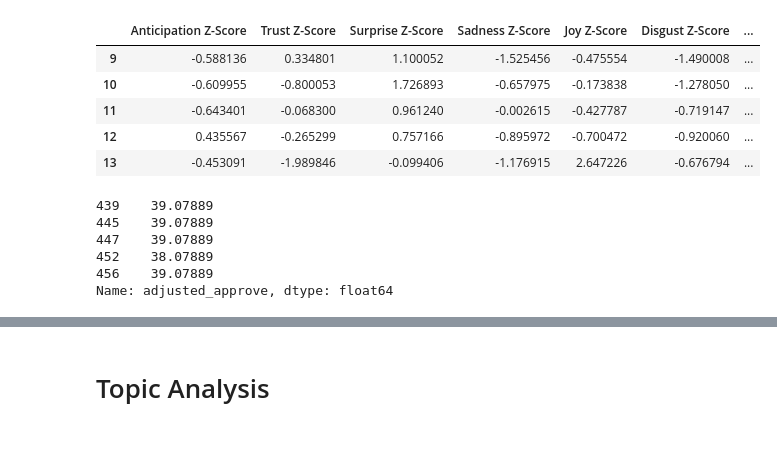
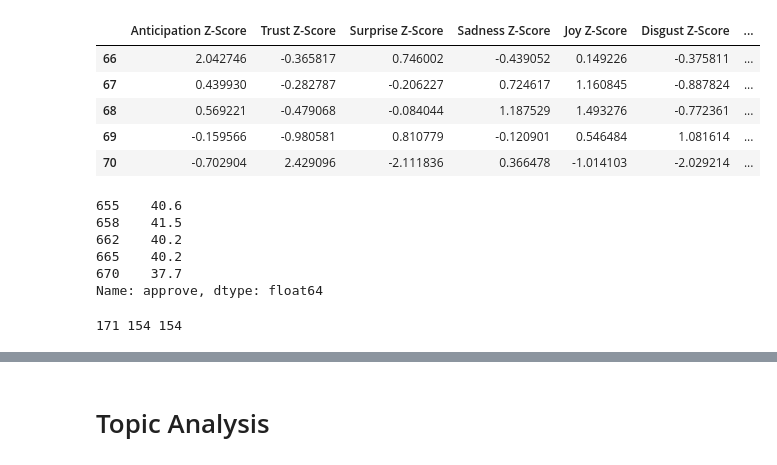
Before and after one commit to suvir-c/psyc-626, a Jupyter notebook: time-series-analysis/Multiple Linear Regression.ipynb, the cells around one changed output, grey strips where cells are left out. Cells and saved outputs as stored; diff of their text form; code cells hidden in the pictures.

```diff
--- a/time-series-analysis/Multiple Linear Regression.ipynb
+++ b/time-series-analysis/Multiple Linear Regression.ipynb
@@ -11,7 +11,6 @@ def zscore(df, col):
 
 df = pd.read_csv('./data/11-26/daily_plutchik_threshold_5.csv', parse_dates=['month/day'])
 approval_rating_df = pd.read_csv('./data/approval_polllist.csv', parse_dates=["enddate"])
-print(df.tail())
 
 df["Anticipation Z-Score"] = zscore(df, "Anticipation")
 df["Trust Z-Score"] = zscore(df, "Trust")
@@ -22,11 +21,11 @@ df["Fear Z-Score"] = zscore(df, "Fear")
 df["Disgust Z-Score"] = zscore(df, "Disgust")
 df["Anger Z-Score"] = zscore(df, "Anger")
 
-start_date = datetime.datetime(2017, 5, 15, 0, 0)
-end_date = datetime.datetime(2017, 11, 17, 0, 0)
+start_date = datetime.datetime(2017, 7, 12, 0, 0)
+end_date = datetime.datetime(2017, 12, 31, 0, 0)
 
-print(df[(df["month/day"] == '2017-05-15')])
-print(df[(df["month/day"] == '2017-11-17')])
 truncated_df = df[(df["month/day"] > start_date) & (df["month/day"] < end_date)]
-pd.date_range(start = '2017-05-15', end = '2017-11-17' ).difference(truncated_df["month/day"])
+truncated_df.head()
+original_emotions = truncated_df[['Anger', 'Disgust', 'Fear', 'Joy', 'Sadness', 'Surprise', 'Trust', 'Anticipation']]
+original_emotions.head()
 # %% [output]
@@ -51,34 +38,44 @@ DatetimeIndex(['2017-05-15', '2017-06-22', '2017-11-17'], dtype='datetime64[ns]'
 # %%
 unnormalized_df = truncated_df[['Anticipation', 'Trust', 'Sadness', 'Joy', 'Fear', 'Disgust', 'Anger']]
 unnormalized_extra_df = truncated_df[['Anticipation', 'Trust', 'Surprise', 'Sadness', 'Joy', 'Fear', 'Disgust', 'Anger']]
 truncated_df = truncated_df[['Anticipation Z-Score', 'Trust Z-Score', 'Surprise Z-Score',
                              'Sadness Z-Score', 'Joy Z-Score', 'Disgust Z-Score', 'Anger Z-Score']]
-truncated_without_surprise_df = truncated_df[['Anticipation Z-Score', 'Trust Z-Score',
-                             'Sadness Z-Score', 'Joy Z-Score', 'Disgust Z-Score', 'Anger Z-Score']]
 truncated_df.head()
 # %% [output]
 |  | Anticipation Z-Score | Trust Z-Score | Surprise Z-Score | Sadness Z-Score | Joy Z-Score | Disgust Z-Score | ... |
-| 9 | -0.588136 | 0.334801 | 1.100052 | -1.525456 | -0.475554 | -1.490008 | ... |
-| 10 | -0.609955 | -0.800053 | 1.726893 | -0.657975 | -0.173838 | -1.278050 | ... |
-| 11 | -0.643401 | -0.068300 | 0.961240 | -0.002615 | -0.427787 | -0.719147 | ... |
-| 12 | 0.435567 | -0.265299 | 0.757166 | -0.895972 | -0.700472 | -0.920060 | ... |
-| 13 | -0.453091 | -1.989846 | -0.099406 | -1.176915 | 2.647226 | -0.676794 | ... |
+| 66 | 2.042746 | -0.365817 | 0.746002 | -0.439052 | 0.149226 | -0.375811 | ... |
+| 67 | 0.439930 | -0.282787 | -0.206227 | 0.724617 | 1.160845 | -0.887824 | ... |
+| 68 | 0.569221 | -0.479068 | -0.084044 | 1.187529 | 1.493276 | -0.772361 | ... |
+| 69 | -0.159566 | -0.980581 | 0.810779 | -0.120901 | 0.546484 | 1.081614 | ... |
+| 70 | -0.702904 | 2.429096 | -2.111836 | 0.366478 | -1.014103 | -2.029214 | ... |
 # %%
-truncated_approvals = approval_rating_df.loc[approval_rating_df['pollster'] == 'Gallup']
+truncated_approvals = approval_rating_df.loc[approval_rating_df['pollster'] == 'Ipsos']
 truncated_approvals = truncated_approvals.loc[truncated_approvals['subgroup'] == 'All polls']
-truncated_approvals = truncated_approvals[(truncated_approvals['enddate'] > start_date) & (truncated_approvals['enddate'] <= end_date)]
+truncated_approvals = truncated_approvals[(truncated_approvals['enddate'] > start_date) & (truncated_approvals['enddate'] < end_date)]
+non_adjusted_approvals = truncated_approvals['approve']
 truncated_approvals = truncated_approvals['adjusted_approve']
 truncated_approvals.head()
+non_adjusted_approvals.head()
 # %% [output]
-439    39.07889
-445    39.07889
-447    39.07889
-452    38.07889
-456    39.07889
-Name: adjusted_approve, dtype: float64
+655    40.6
+658    41.5
+662    40.2
+665    40.2
+670    37.7
+Name: approve, dtype: float64
 # %%
 truncated_approvals = truncated_approvals.reset_index(drop=True)
+non_adjusted_approvals = non_adjusted_approvals.reset_index(drop=True)
 truncated_df = truncated_df.reset_index(drop=True)
-truncated_without_surprise_df = truncated_without_surprise_df.reset_index(drop=True)
 unnormalized_df = unnormalized_df.reset_index(drop=True)
 unnormalized_extra_df = unnormalized_extra_df.reset_index(drop=True)
+original_emotions = original_emotions.reset_index(drop=True)
+
+training_approvals = truncated_approvals[:154]
+test_approvals = truncated_approvals[154:]
+training_data = truncated_df[:154]
+test_data = truncated_df[154:]
+non_adjusted_approvals.head()
+print(len(non_adjusted_approvals), len(training_approvals), len(training_data))
+# %% [output]
+171 154 154
```
Also changed, not shown: parts of 30 cells of this notebook, 1 other file.
